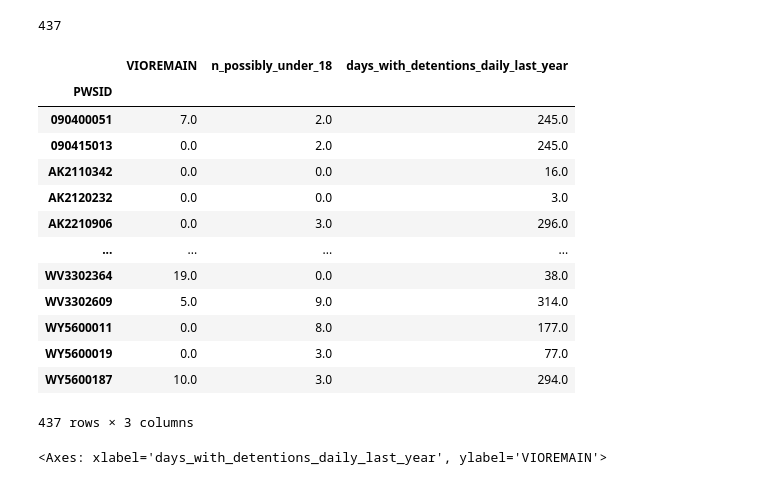
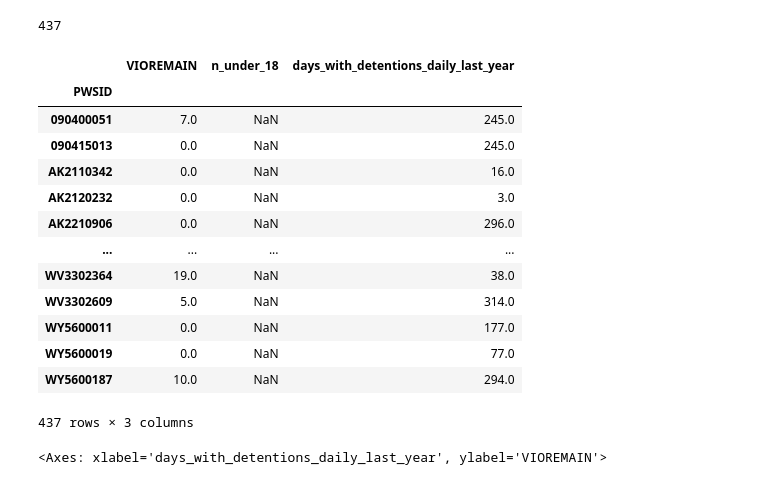
Before and after one commit to edgi-govdata-archiving/EEW-ICE, a Jupyter notebook: DWATER_ICE_Filtered.ipynb, the cells around one changed output. Saved outputs shown, nothing was run; the diff lists cells and outputs as text; code cells hidden in the pictures.

```diff
--- a/DWATER_ICE_Filtered.ipynb
+++ b/DWATER_ICE_Filtered.ipynb
@@ -7,7 +7,7 @@
 # %%
 import pandas as pd
 #This dataset is the result of a join between Deportation Data Project facility location and demographic data, and EJScreen: https://colab.research.google.com/drive/13Jt1lDr1OW4pIgbtGkOJipqw4qCzdE-e#scrollTo=aB_E8KcfKSRA
-ddpfacs = pd.read_csv("https://docs.google.com/spreadsheets/d/1HqBUKG9jxKTi2HgFqkJHVAQJobT_bhu9foDqNill5Fc/export?format=csv") # Saved copy to my own Drive and made it publicly viewable in order to do this
+ddpfacs = pd.read_csv("https://docs.google.com/spreadsheets/d/1YN8gMObFDsFOPg4BOQJsCC8heOOTV9d-Qj28zSfqsCE/export?format=csv") # Saved copy to my own Drive and made it publicly viewable in order to do this
 
 ddpfacs
 # %% [output]
@@ -25,14 +25,10 @@ ddpfacs
 | 843 | 843 | YRMDCAZ | Yuma Regional Medical Center | 2400 S Avenue A | Yuma | Yuma | 4027.0 | ... |
 844 rows × 712 columns
 # %%
-#assign boolean mask based on n_detained_possibly_under_18
-ddpfacs['under_18'] = ddpfacs['n_possibly_under_18'] > 0
+#assign boolean mask based on n_under_18
+ddpfacs['under_18'] = ddpfacs['n_under_18'] > 0
 ddpfacs['under_18_num'] = ddpfacs['under_18'].astype(int)
 ddpfacs
-
-
-
-#
 # %% [output]
 |  | Unnamed: 0 | detention_facility_code | name | address | city | county | county_fips_code | ... |
 | 0 | 0 | IWAHOLD | AZ Removal Operation Coord Center... | 6335 South Downwind, Suite 104 | Mesa | Maricopa | 4013.0 | ... |
@@ -267,29 +263,29 @@ len(cws_w_ice["PWSID"].unique())
 # %%
 # Group by, summarizing ICE detention facts
 # For now, just doing n_detained but this could be greatly expanded - CC added "n_possibly_under_18" 8/24/26 *** I'm a little confused by what this code block does***
-attributes = {"full": {"n_possibly_under_18":"max", "days_with_detentions_daily_last_year":"max"}, "ice":{}} # no attrbutes for ICE.gov
+attributes = {"full": {"n_under_18":"max", "days_with_detentions_daily_last_year":"max"}, "ice":{}} # no attrbutes for ICE.gov
 
 """
     "n_detained": "max", # sum n_detained across ICE facs in a given CWS (Maximum number of distinct individuals detained at the facility on any given day within the time-frame of the dataset (Jan 20th 2025-)) SUM may not be the right measure....
     "days_with_detentions_daily_last_year": "max", # getting a sense of whether worst/long-term facs served
 """
 
 summary = cws_w_ice.groupby(by="PWSID")[["VIOREMAIN"] + list(attributes[this_type].keys())].agg({"VIOREMAIN": "first"} | attributes[this_type]) # compliance points for the CWS
 summary
 # %% [output]
-|  | VIOREMAIN | n_possibly_under_18 | days_with_detentions_daily_last_year |
+|  | VIOREMAIN | n_under_18 | days_with_detentions_daily_last_year |
 | PWSID |  |  |  |
-| 090400051 | 7.0 | 2.0 | 245.0 |
-| 090415013 | 0.0 | 2.0 | 245.0 |
-| AK2110342 | 0.0 | 0.0 | 16.0 |
-| AK2120232 | 0.0 | 0.0 | 3.0 |
-| AK2210906 | 0.0 | 3.0 | 296.0 |
+| 090400051 | 7.0 | NaN | 245.0 |
+| 090415013 | 0.0 | NaN | 245.0 |
+| AK2110342 | 0.0 | NaN | 16.0 |
+| AK2120232 | 0.0 | NaN | 3.0 |
+| AK2210906 | 0.0 | NaN | 296.0 |
 | ... | ... | ... | ... |
-| WV3302364 | 19.0 | 0.0 | 38.0 |
-| WV3302609 | 5.0 | 9.0 | 314.0 |
-| WY5600011 | 0.0 | 8.0 | 177.0 |
-| WY5600019 | 0.0 | 3.0 | 77.0 |
-| WY5600187 | 10.0 | 3.0 | 294.0 |
+| WV3302364 | 19.0 | NaN | 38.0 |
+| WV3302609 | 5.0 | NaN | 314.0 |
+| WY5600011 | 0.0 | NaN | 177.0 |
+| WY5600019 | 0.0 | NaN | 77.0 |
+| WY5600187 | 10.0 | NaN | 294.0 |
 437 rows × 3 columns
 # %%
 # Plot demo data against compliance points
```
Also changed, not shown: parts of 11 cells of this notebook.
